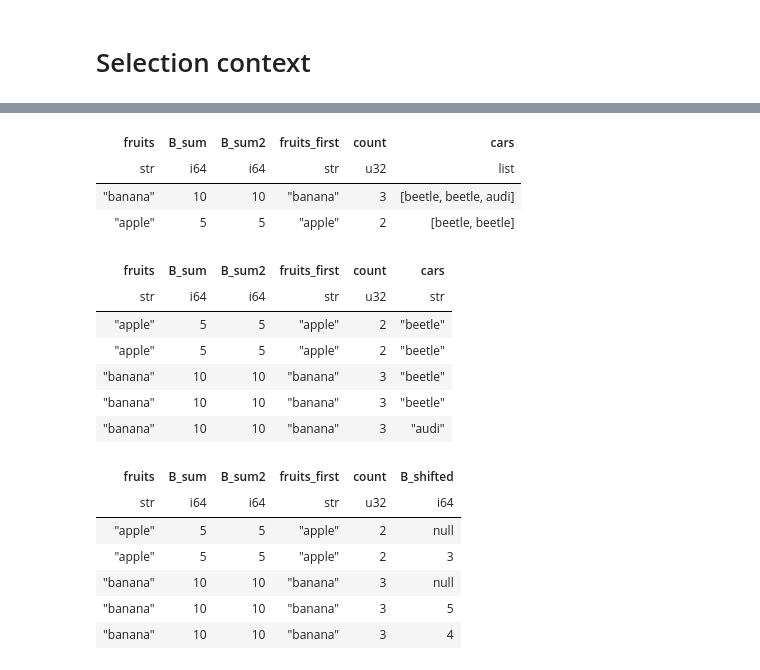
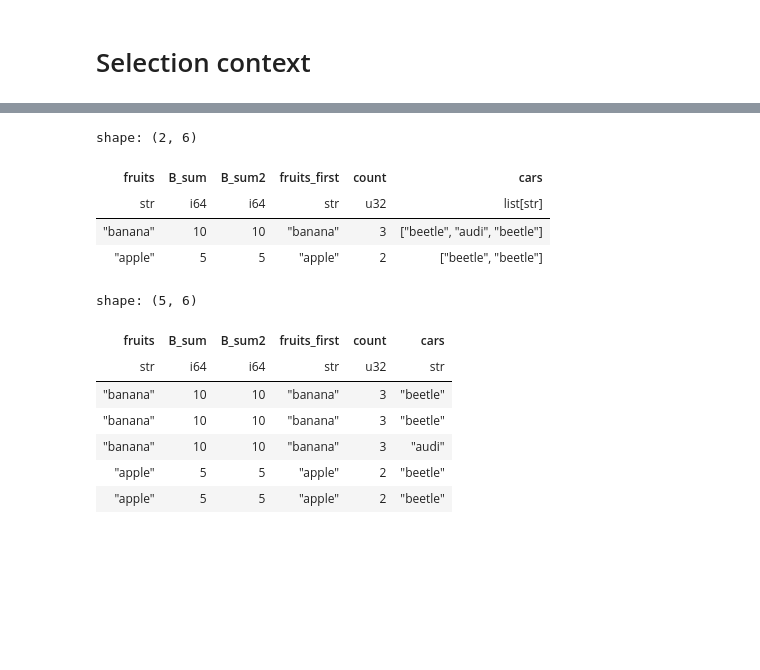
Before and after one commit to pola-rs/polars-book, a Jupyter notebook: user_guide/src/notebooks/introduction_polars-py.ipynb, the cells around one changed output, grey strips where cells are left out. Saved outputs shown, nothing was run; the diff lists cells and outputs as text; code cells hidden in the pictures; blank space fills up the shorter version.

```diff
--- a/user_guide/src/notebooks/introduction_polars-py.ipynb
+++ b/user_guide/src/notebooks/introduction_polars-py.ipynb
@@ -212,54 +272,49 @@ some_var = 1
 # %%
-# we can still combine many expressions
+# We can aggregate many expressions at once
 
-(df.sort("cars").groupby("fruits")
-    .agg([
-        pl.col("B").sum().alias("B_sum"),
-        pl.sum("B").alias("B_sum2"),  # syntactic sugar for the first
-        pl.first("fruits").alias("fruits_first"),
-        pl.count("A").alias("count"),
-        pl.col("cars").reverse()
-    ]))
+(
+    df
+    .groupby("fruits")
+    .agg(
+        [
+            pl.col("B").sum().alias("B_sum"),# Sum of B
+            pl.first("fruits").alias("fruits_first"),# First value of fruits
+            pl.count("A").alias("count"),# Count of A
+            pl.col("cars").reverse() # Reverse the cars column - not an aggregation
+            # so the output is a pl.List
+        ]
+    )
+)
 # %% [output]
+shape: (2, 6)
 | fruits | B_sum | B_sum2 | fruits_first | count | cars |
-| str | i64 | i64 | str | u32 | list |
-| "banana" | 10 | 10 | "banana" | 3 | [beetle, beetle, audi] |
-| "apple" | 5 | 5 | "apple" | 2 | [beetle, beetle] |
+| str | i64 | i64 | str | u32 | list[str] |
+| "banana" | 10 | 10 | "banana" | 3 | ["beetle", "audi", "beetle"] |
+| "apple" | 5 | 5 | "apple" | 2 | ["beetle", "beetle"] |
 # %%
-# We can explode the list column "cars"
+# We can explode the list column "cars" to a new row for each element in the list
 
-(df.sort("cars").groupby("fruits")
-    .agg([
-        pl.col("B").sum().alias("B_sum"),
-        pl.sum("B").alias("B_sum2"),  # syntactic sugar for the first
-        pl.first("fruits").alias("fruits_first"),
-        pl.count("A").alias("count"),
-        pl.col("cars").reverse()
-    ])).explode("cars")
+(
+    df
+    .sort("cars")
+    .groupby("fruits")
+    .agg(
+        [
+            pl.col("B").sum().alias("B_sum"),
+            pl.sum("B").alias("B_sum2"),  # syntactic sugar for the first
+            pl.first("fruits").alias("fruits_first"),
+            pl.count("A").alias("count"),
+            pl.col("cars").reverse()
+        ]
+    )
+    .explode("cars")
+)
 # %% [output]
+shape: (5, 6)
 | fruits | B_sum | B_sum2 | fruits_first | count | cars |
 | str | i64 | i64 | str | u32 | str |
-| "apple" | 5 | 5 | "apple" | 2 | "beetle" |
-| "apple" | 5 | 5 | "apple" | 2 | "beetle" |
 | "banana" | 10 | 10 | "banana" | 3 | "beetle" |
 | "banana" | 10 | 10 | "banana" | 3 | "beetle" |
 | "banana" | 10 | 10 | "banana" | 3 | "audi" |
+| "apple" | 5 | 5 | "apple" | 2 | "beetle" |
+| "apple" | 5 | 5 | "apple" | 2 | "beetle" |
-# %%
-(df.groupby("fruits")
-    .agg([
-        pl.col("B").sum().alias("B_sum"),
-        pl.sum("B").alias("B_sum2"),  # syntactic sugar for the first
-        pl.first("fruits").alias("fruits_first"),
-        pl.count(),
-        pl.col("B").shift().alias("B_shifted")
-    ])
- .explode("B_shifted")
-)
-# %% [output]
-| fruits | B_sum | B_sum2 | fruits_first | count | B_shifted |
-| str | i64 | i64 | str | u32 | i64 |
-| "apple" | 5 | 5 | "apple" | 2 | null |
-| "apple" | 5 | 5 | "apple" | 2 | 3 |
-| "banana" | 10 | 10 | "banana" | 3 | null |
-| "banana" | 10 | 10 | "banana" | 3 | 5 |
-| "banana" | 10 | 10 | "banana" | 3 | 4 |
```
Also changed, not shown: parts of 27 cells of this notebook, 3 other files.
